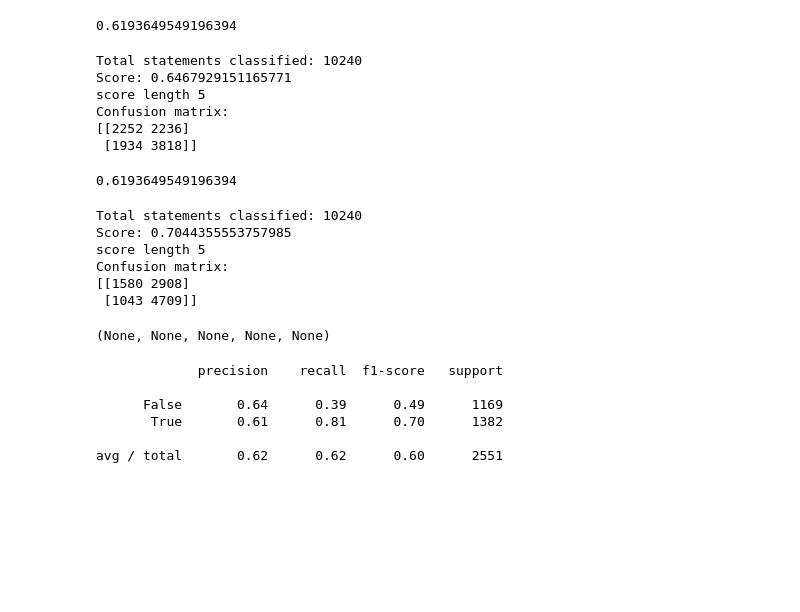
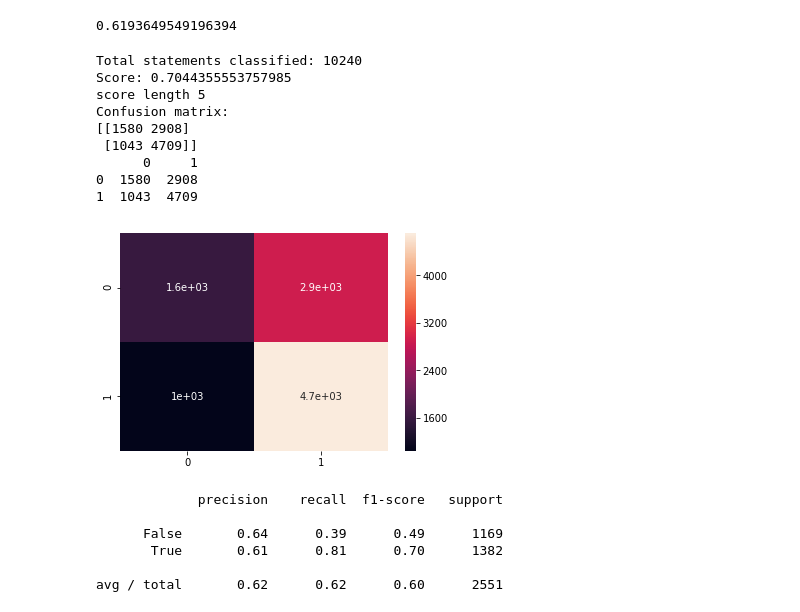
Before and after one commit to Poulami-Sarkar/Fake-news-classifier, a Jupyter notebook: Untitled.ipynb, the cells around one changed output. Saved outputs shown, nothing was run; the diff lists cells and outputs as text; code cells hidden in the pictures; blank space fills up the shorter version.

```diff
--- a/Untitled.ipynb
+++ b/Untitled.ipynb
@@ -290,39 +309,23 @@ predicted_LogR_ngram = logR_pipeline_ngram.predict(DataPrep.test_news['Statement
 np.mean(predicted_LogR_ngram == DataPrep.test_news['Label'])
 # %% [output]
 0.6193649549196394
-# %%
-#K-fold cross validation for all classifiers
-lr = build_confusion_matrix(logR_pipeline)
-# %% [output]
-Total statements classified: 10240
-Score: 0.6467929151165771
-score length 5
-Confusion matrix:
-[[2252 2236]
- [1934 3818]]
-# %%
-##Now using n-grams
-#logistic regression classifier
-logR_pipeline_ngram = Pipeline([
-        ('LogR_tfidf',FeatureSelection.tfidf_ngram),
-        ('LogR_clf',LogisticRegression(penalty="l2",C=1))
-        ])
-
-logR_pipeline_ngram.fit(DataPrep.train_news['Statement'],DataPrep.train_news['Label'])
-predicted_LogR_ngram = logR_pipeline_ngram.predict(DataPrep.test_news['Statement'])
-np.mean(predicted_LogR_ngram == DataPrep.test_news['Label'])
-# %% [output]
-0.6193649549196394
-# %%
-lrng=build_confusion_matrix(logR_pipeline_ngram)
-# %% [output]
-Total statements classified: 10240
-Score: 0.7044355553757985
-score length 5
-Confusion matrix:
-[[1580 2908]
- [1043 4709]]
-(None, None, None, None, None)
+# %%
+lrng=build_confusion_matrix(logR_pipeline_ngram)
+df = pd.DataFrame(lrng)
+print(df)
+sn.heatmap(df, annot=True)
+plt.show()
+# %% [output]
+Total statements classified: 10240
+Score: 0.7044355553757985
+score length 5
+Confusion matrix:
+[[1580 2908]
+ [1043 4709]]
+      0     1
+0  1580  2908
+1  1043  4709
+[figure, added]
 # %%
 print(classification_report(DataPrep.test_news['Label'], predicted_LogR_ngram))
 # %% [output]
```
Also changed, not shown: parts of 17 cells of this notebook, 1 other file.
